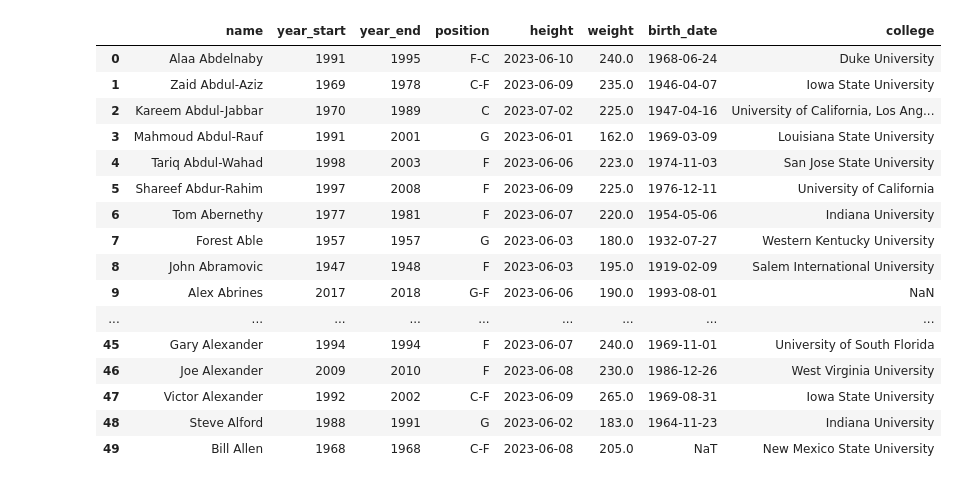
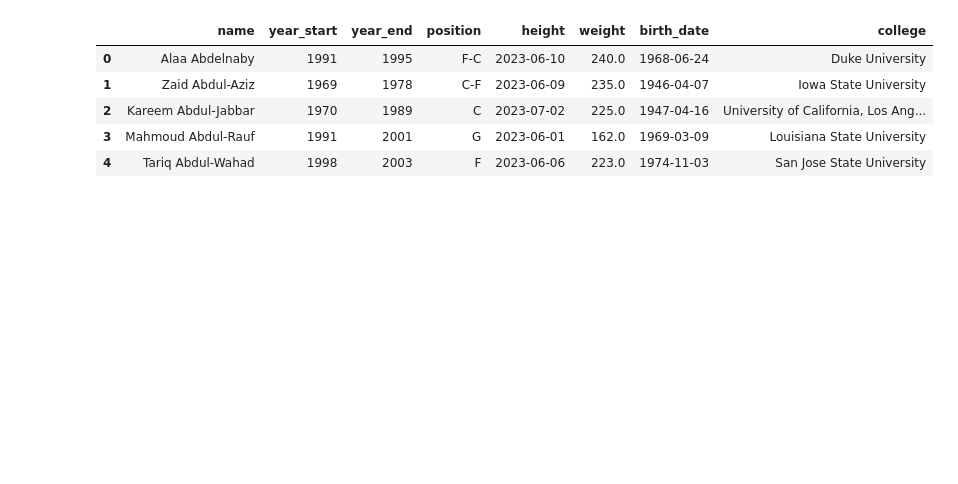
Before and after one commit to AliBailoun234/Final_project, a Jupyter notebook: Analysis.ipynb, the cells around one changed output. Cells and saved outputs as stored; diff of their text form; code cells hidden in the pictures; blank space fills up the shorter version.

```diff
--- a/Analysis.ipynb
+++ b/Analysis.ipynb
@@ -1,27 +1,16 @@
 # %%
 import pandas as pd
 # %%
-player_data = pd.read_excel('player_data.xlsx')
-players = pd.read_excel('Players.xlsx')
-Seasons_Stats = pd.read_excel('Seasons_Stats.xlsx')
+player_data = pd.read_excel('Files\player_data.xlsx')
+players = pd.read_excel('Files\Players.xlsx')
+Seasons_Stats = pd.read_excel('Files\Seasons_Stats.xlsx')
 # %%
-player_data.head(50)
+player_data.head()
 # %% [output]
 |  | name | year_start | year_end | position | height | weight | birth_date | college |
 | 0 | Alaa Abdelnaby | 1991 | 1995 | F-C | 2023-06-10 | 240.0 | 1968-06-24 | Duke University |
 | 1 | Zaid Abdul-Aziz | 1969 | 1978 | C-F | 2023-06-09 | 235.0 | 1946-04-07 | Iowa State University |
 | 2 | Kareem Abdul-Jabbar | 1970 | 1989 | C | 2023-07-02 | 225.0 | 1947-04-16 | University of California, Los Ang... |
 | 3 | Mahmoud Abdul-Rauf | 1991 | 2001 | G | 2023-06-01 | 162.0 | 1969-03-09 | Louisiana State University |
 | 4 | Tariq Abdul-Wahad | 1998 | 2003 | F | 2023-06-06 | 223.0 | 1974-11-03 | San Jose State University |
-| 5 | Shareef Abdur-Rahim | 1997 | 2008 | F | 2023-06-09 | 225.0 | 1976-12-11 | University of California |
-| 6 | Tom Abernethy | 1977 | 1981 | F | 2023-06-07 | 220.0 | 1954-05-06 | Indiana University |
-| 7 | Forest Able | 1957 | 1957 | G | 2023-06-03 | 180.0 | 1932-07-27 | Western Kentucky University |
-| 8 | John Abramovic | 1947 | 1948 | F | 2023-06-03 | 195.0 | 1919-02-09 | Salem International University |
-| 9 | Alex Abrines | 2017 | 2018 | G-F | 2023-06-06 | 190.0 | 1993-08-01 | NaN |
-| ... | ... | ... | ... | ... | ... | ... | ... | ... |
-| 45 | Gary Alexander | 1994 | 1994 | F | 2023-06-07 | 240.0 | 1969-11-01 | University of South Florida |
-| 46 | Joe Alexander | 2009 | 2010 | F | 2023-06-08 | 230.0 | 1986-12-26 | West Virginia University |
-| 47 | Victor Alexander | 1992 | 2002 | C-F | 2023-06-09 | 265.0 | 1969-08-31 | Iowa State University |
-| 48 | Steve Alford | 1988 | 1991 | G | 2023-06-02 | 183.0 | 1964-11-23 | Indiana University |
-| 49 | Bill Allen | 1968 | 1968 | C-F | 2023-06-08 | 205.0 | NaT | New Mexico State University |
 # %%
```
Also changed, not shown: parts of 6 cells of this notebook.
